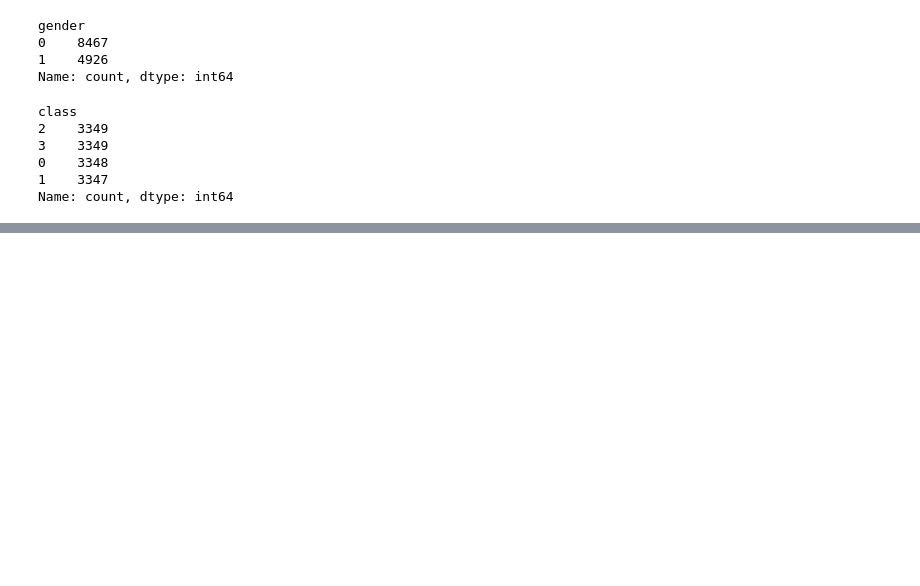
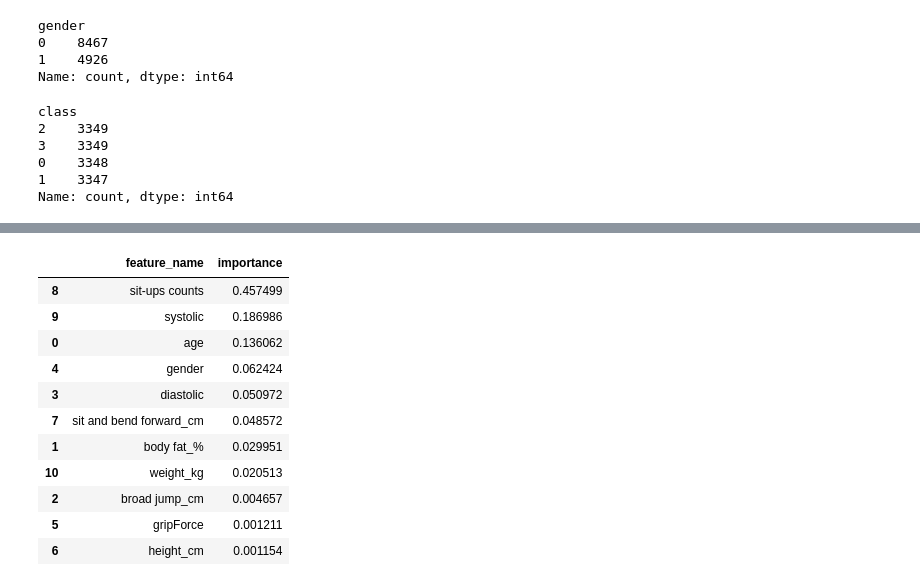
Before and after one commit to Vegetuna/Github_Team_SH, a Jupyter notebook: 250930/01_부스팅.ipynb, the cells around one changed output, grey strips where cells are left out. Saved outputs shown, nothing was run; the diff lists cells and outputs as text; code cells hidden in the pictures; blank space fills up the shorter version.

```diff
--- a/250930/01_부스팅.ipynb
+++ b/250930/01_부스팅.ipynb
@@ -307,0 +309,8 @@ AdaBoostClassifier()
+# %%
+clf2 = AdaBoostClassifier(
+    estimator= DecisionTreeClassifier(max_depth= 4),
+    n_estimators= 500,
+    learning_rate= 0.1
+)
+clf2.fit(X_train,y_train)
+print("정확도 : ",clf2.score(X_test, y_test))
@@ -307,0 +348,24 @@ AdaBoostClassifier()
+# %%
+# feature 별 중요도 확인
+importances = clf2.feature_importances_
+# feature_names 를 이용하여 데이터프레임을 생성
+feature_names_df = pd.DataFrame(feature_names)
+# feature_names_df 와 importances 결함하여 하나의 데이터프레임을 생성
+feature_importances_df = pd.concat(
+    [feature_names_df, pd.DataFrame(importances)], axis = 1
+)
+feature_importances_df.columns = ['feature_name', 'importance']
+feature_importances_df.sort_values('importance', ascending= False)
+# %% [output]
+|  | feature_name | importance |
+| 8 | sit-ups counts | 0.457499 |
+| 9 | systolic | 0.186986 |
+| 0 | age | 0.136062 |
+| 4 | gender | 0.062424 |
+| 3 | diastolic | 0.050972 |
+| 7 | sit and bend forward_cm | 0.048572 |
+| 1 | body fat_% | 0.029951 |
+| 10 | weight_kg | 0.020513 |
+| 2 | broad jump_cm | 0.004657 |
+| 5 | gripForce | 0.001211 |
+| 6 | height_cm | 0.001154 |
```
Also changed, not shown: parts of 17 cells of this notebook.
